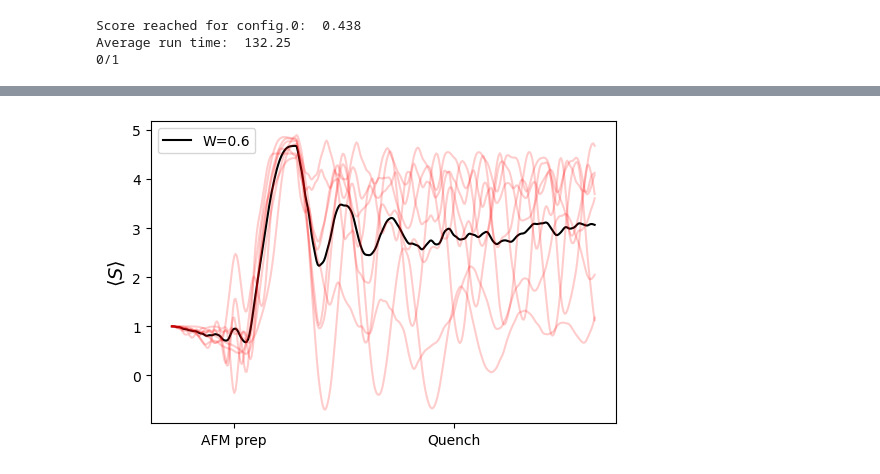
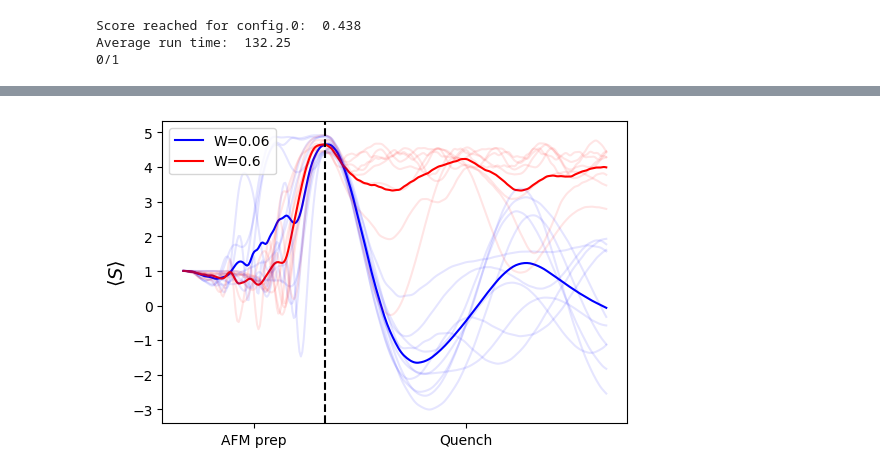
Before and after one commit to sebgrijalva/Pulser, a Jupyter notebook: tutorials/pulse_optim_algo.ipynb, the cells around one changed output, grey strips where cells are left out. Drawn from its saved outputs; the diff is of its cells as text; code cells hidden in the pictures.

```diff
--- a/tutorials/pulse_optim_algo.ipynb
+++ b/tutorials/pulse_optim_algo.ipynb
@@ -118,11 +118,10 @@ def av_occup_opti(register_dict, op):
     print('{}/{}'.format(len(register_dict_opt),len(register_dict)))
     return register_dict_unopt, register_dict_opt
 
-def pulses_optimisation(K):
+def pulses_optimisation(K, W, op):
     A = 0
     RW = [reg(N,W) for k in range(K)]
     register_dict = {str(i):{'reg':RW[i][0],'W_list':RW[i][1]} for i in range(K)}
-    op = {'bounds':bounds,'n_r':30,'n_c':60,'initial_point_generator':lhs2,'score_limit':0.1}
     REGISTER_dict_opt = {}
     while len(REGISTER_dict_opt) < K and A<4:
         register_dict, register_dict_opt = av_occup_opti(register_dict, op)
@@ -169,0 +145,3 @@ Average run time:  191.515625
+# %%
+op_006 = {'bounds':bounds,'n_r':30,'n_c':60,'initial_point_generator':lhs2,'score_limit':0.1}
+register_dict_unopt_0, REGISTER_dict_opt_0 = pulses_optimisation(K,0.06, op_006)
@@ -169,0 +166,3 @@ Average run time:  191.515625
+# %%
+op_06 = {'bounds':bounds,'n_r':40,'n_c':80,'initial_point_generator':lhs2,'score_limit':0.1}
+register_dict_unopt_W, REGISTER_dict_opt_W = pulses_optimisation(K,0.6, op_06)
@@ -202,8 +217,7 @@ plot_av_occup(list_av_expect_from_dict(REGISTER_dict_opt))
 # %%
-T_quench = 12000
-def seq_quench(reg,para):
-    seq_q = interp_seq(reg,para)
-    seq_q.add(Pulse.ConstantPulse(T_quench, 0.5 * 2*np.pi, 4 * 2*np.pi, 0.), 'ising')
+def seq_quench(reg, para_interp, para_quench):
+    seq_q = interp_seq(reg,para_interp)
+    seq_q.add(Pulse.ConstantPulse(para_quench[0],para_quench[1], para_quench[2], 0.), 'ising')
     sim = Simulation(seq_q, sampling_rate=0.02)
     results = sim.run()
     expect_val = results.expect([occupation(j,N) for j in range(N)])
@@ -211,12 +225,17 @@ def seq_quench(reg,para):
     return stg_mag
 # %%
 plt.figure()
-plt.plot(np.mean([seq_quench(r['reg'],r['para']) for r in REGISTER_dict_opt.values()],axis=0),'k',label='W={}'.format(W))
-for r in REGISTER_dict_opt.values():
-    plt.plot(seq_quench(r['reg'],r['para']),'r',alpha=0.2)
+plt.plot(np.mean([seq_quench(r['reg'],r['para'],[T_quench]+RESULT_quench.x) for r in REGISTER_dict_opt_0.values()],axis=0),'b',label='W={}'.format(0.06))
+plt.plot(np.mean([seq_quench(r['reg'],r['para'],[T_quench]+RESULT_quench.x) for r in REGISTER_dict_opt_W.values()],axis=0),'r',label='W={}'.format(0.6))
+
+for r in REGISTER_dict_opt_0.values():
+    plt.plot(seq_quench(r['reg'],r['para'],[T_quench]+RESULT_quench.x),'b',alpha=0.1)
+for r in REGISTER_dict_opt_W.values():
+    plt.plot(seq_quench(r['reg'],r['para'],[T_quench]+RESULT_quench.x),'r',alpha=0.1)
 plt.xticks([int(T*0.02/2),int((T+T_quench)*0.02/1.5)],['AFM prep','Quench'])
 plt.ylabel(r'$\langle S\rangle$',fontsize=14)
+plt.axvline(x=int(T*0.02),color='black',linestyle='--')
 plt.legend(loc=2)
 plt.show()
 # %% [output]
-[figure, old version]
+[figure, new version]
```
Also changed, not shown: parts of 25 cells of this notebook, 4 other files.
